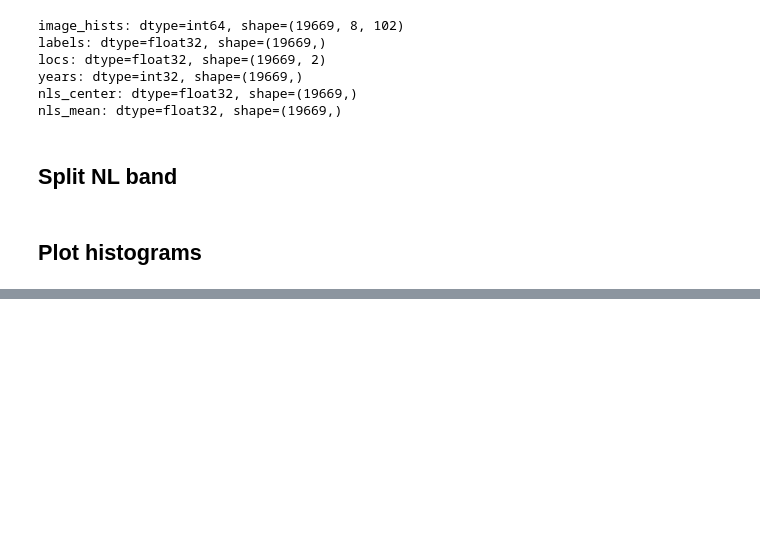
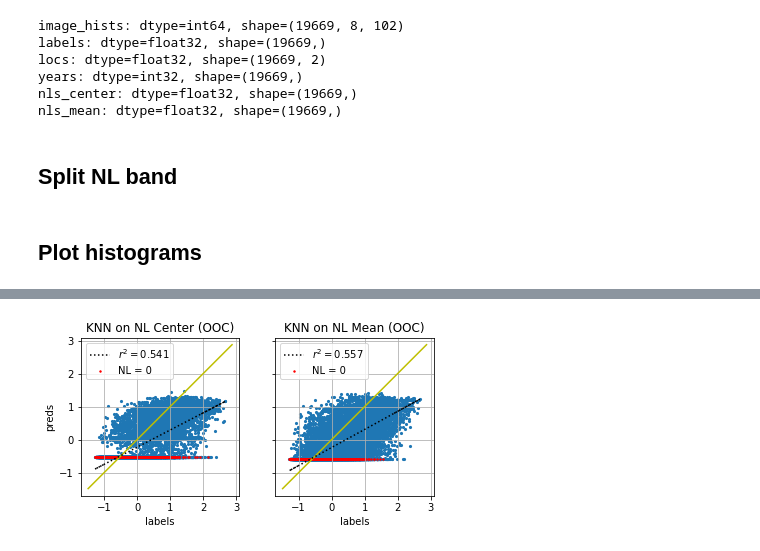
Before and after one commit to sustainlab-group/africa_poverty, a Jupyter notebook: models/baselines_dhs.ipynb, the cells around one changed output, grey strips where cells are left out. Drawn from its saved outputs; the diff is of its cells as text; code cells hidden in the pictures; blank space fills up the shorter version.

```diff
--- a/models/baselines_dhs.ipynb
+++ b/models/baselines_dhs.ipynb
@@ -133,0 +460,5 @@ plot_label_hist(labels, bin_edges=LABEL_BIN_EDGES, title='label distributions -
+# %%
+DMSP0 = -MEANS['DMSP'] / STD_DEVS['DMSP']
+VIIRS0 = -MEANS['VIIRS'] / STD_DEVS['VIIRS']
+nl0_center_mask = ((nls_center == DMSP0) & dmsp_mask) | ((nls_center == VIIRS0) & viirs_mask)
+nl0_mean_mask = ((nls_mean == DMSP0) & dmsp_mask) | ((nls_mean == VIIRS0) & viirs_mask)
@@ -133,0 +511,5 @@ plot_label_hist(labels, bin_edges=LABEL_BIN_EDGES, title='label distributions -
+# %%
+plot_knn_test(nls_center_result, nls_mean_result, labels,
+              nl0_center_mask, nl0_mean_mask, title='OOC')
+# %% [output]
+[figure, added]
```
Also changed, not shown: parts of 54 cells of this notebook, 3 other files.
